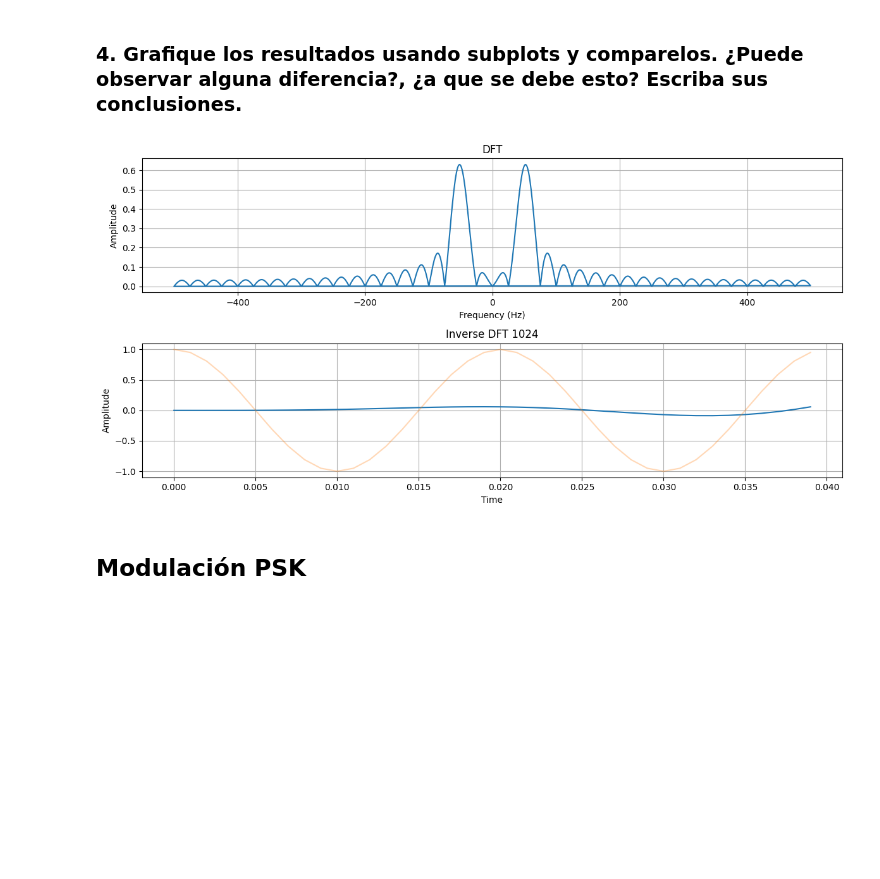
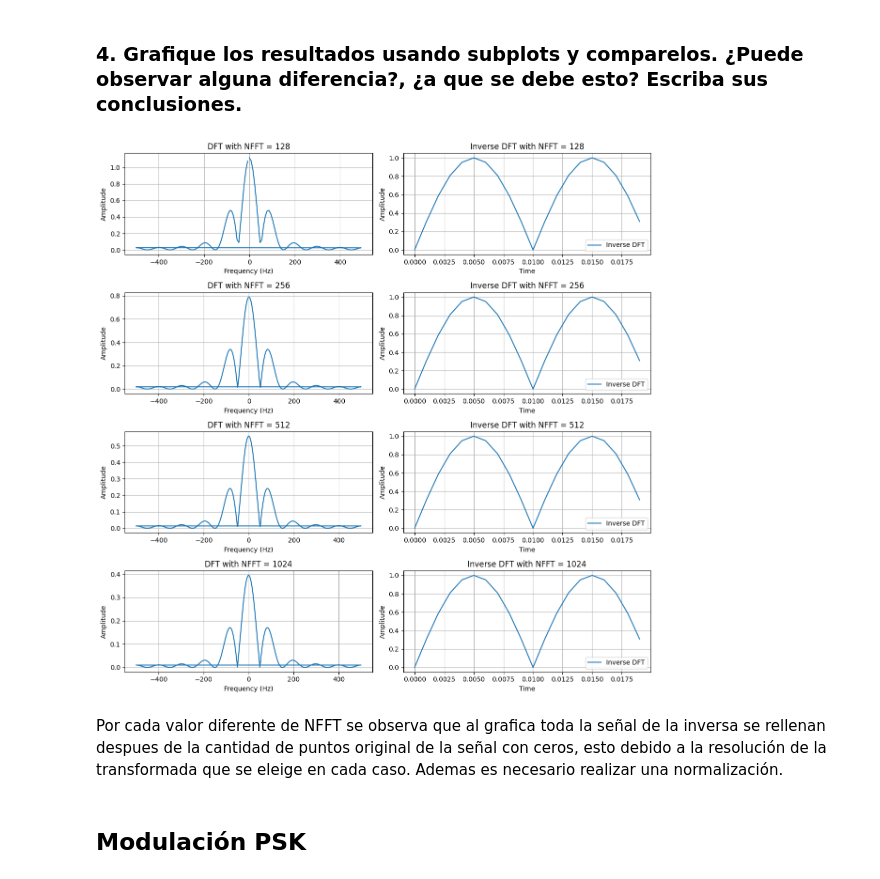
Before and after one commit to Cristian-David-Araujo/Digital_Signal_Processing, a Jupyter notebook: P7/main.ipynb, the cells around one changed output. Cells and saved outputs as stored; diff of their text form; code cells hidden in the pictures; blank space fills up the shorter version.

```diff
--- a/P7/main.ipynb
+++ b/P7/main.ipynb
@@ -32,8 +32,8 @@ f_signal = (C + 5)*10
 f_sampling = 20*f_signal
 
 #Time vector for 2 period of the signal
-t = np.arange(0, 2/f_signal, 1/f_sampling)
-x = np.cos(2*np.pi*f_signal*t)
+t = np.arange(0, 1/f_signal , 1/f_sampling)
+x = np.abs(np.sin(2*np.pi*f_signal*t))
 
 #Graph of the signal
 plt.figure(figsize=(12, 6))
@@ -83,36 +91,52 @@ inversa=np.fft.ifft(signal) #signal: Frequency-domain signal
 ### 3. Use la siguiente instrucci´on para calcular la transformada inversa en cada uno de los casos del ´ıtem anterior. inversa=np.fft.ifft(signal) #signal: Frequency-domain signal
 
 #Calculate the inverse DFT
-inverse = np.fft.ifft(X).real
-inverse_2 = np.dot(U, X).real
+inverse = [np.fft.ifft(X[i].T) for i in range(len(nfft))]
+inverse_1 = [np.real(inverse[i].flatten()) for i in range(len(nfft))]
+#Normalize the inverse signal
+for i in range(len(nfft)):
+    inverse_1[i] = inverse_1[i]/max(np.abs(inverse_1[i]))
 
 #Calculate the time vector for the inverse signal
-t_inverse = np.linspace(0, (N - 1) / f_sampling, N)
+inverse_2 = [np.dot(Ui, Xi).real for Ui, Xi in zip(U, X)]
+
+#Calculate the time vector for the inverse signal
+t_inverse = np.arange(0, 1/f_signal, 1/f_sampling)
 # %% [markdown]
 ### 4. Grafique los resultados usando subplots y comparelos. ¿Puede observar alguna diferencia?, ¿a que se debe esto? Escriba sus conclusiones.
 # %%
 ### 4. Grafique los resultados usando subplots y comparelos. ¿Puede observar alguna diferencia?, ¿a que se debe esto? Escriba sus conclusiones.
 
 #Graph of the signal
-plt.figure(figsize=(12, 6))
-plt.subplot(2, 1, 1)
-plt.plot(f, np.abs(X))
-plt.title('DFT')
-plt.xlabel('Frequency (Hz)')
-plt.ylabel('Amplitude')
-plt.grid()
+plt.figure(figsize=(12, 12))
 
-plt.subplot(2, 1, 2)
-plt.plot(t_inverse, inverse[:len(t_inverse)].real, label='Inverse DFT', alpha=1)
-plt.plot(t, x, label='Original signal', alpha=0.3)
-plt.title('Inverse DFT {}'.format(nfft))
-plt.xlabel('Time')
-plt.ylabel('Amplitude')
-plt.grid()
+
+
+#Graph of the inverse signal
+for i in range(len(nfft)):
+
+    plt.subplot(len(nfft), 2, 2*i + 1)
+    plt.plot(f[i], np.abs(X[i]))
+    plt.title('DFT with NFFT = %d' % nfft[i])
+    plt.xlabel('Frequency (Hz)')
+    plt.ylabel('Amplitude')
+    plt.grid()
+
+    plt.subplot(len(nfft), 2, 2*i + 2)
+    plt.plot(t,inverse_1[i][:len(t)], label='Inverse DFT')
+    #plt.plot(t, x, label='Original signal', alpha=0.3, color='red')
+    plt.title('Inverse DFT with NFFT = %d' % nfft[i])
+    plt.xlabel('Time')
+    plt.ylabel('Amplitude')
+    plt.legend()
+    plt.grid()
+
 plt.tight_layout()
 plt.show()
 # %% [output]
-[figure, old version]
+[figure, new version]
+# %% [markdown]
+Por cada valor diferente de NFFT se observa que al grafica toda la señal de la inversa se rellenan despues de la cantidad de puntos original de la señal con ceros, esto debido a la resolución de la transformada que se eleige en cada caso. Ademas es necesario realizar una normalización.
 # %% [markdown]
 ## Modulación PSK
 # %% [markdown]
```
Also changed, not shown: parts of 19 cells of this notebook, 10 other files.
